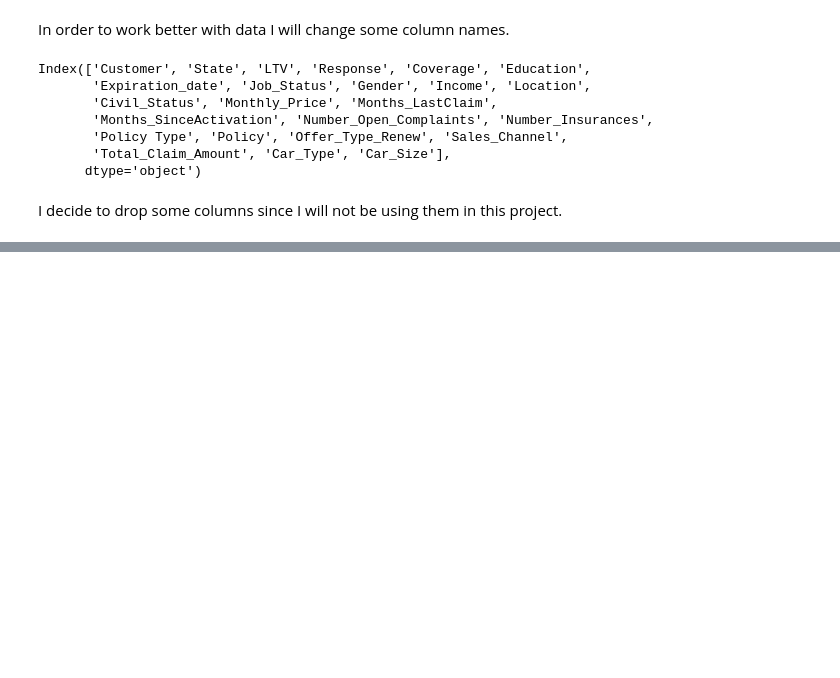
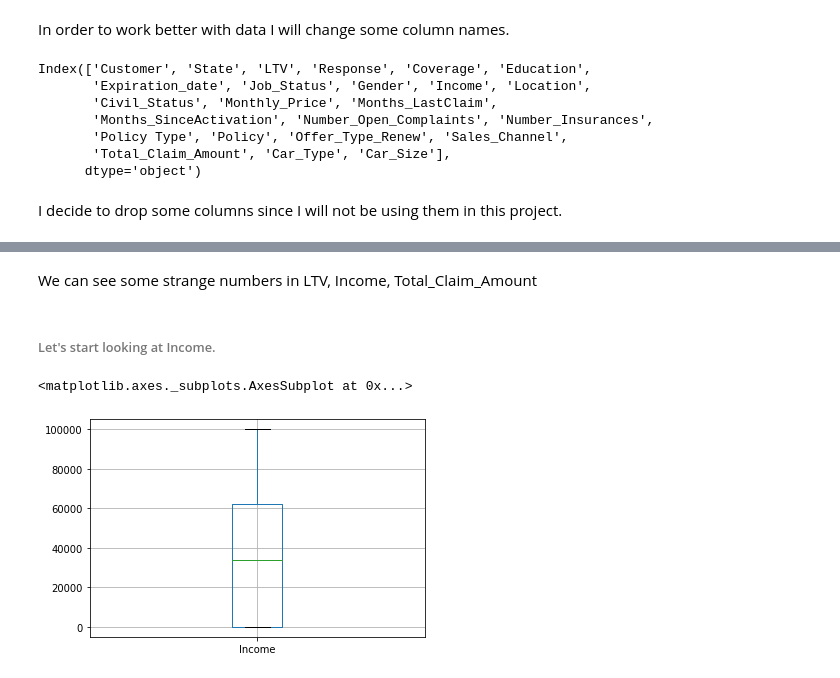
Before and after one commit to Maria6694/Project-Week-8-Final-Project, a Jupyter notebook: your-project/Code/0.Cleaning.ipynb, the cells around one changed output, grey strips where cells are left out. Cells and saved outputs as stored; diff of their text form; code cells hidden in the pictures; blank space fills up the shorter version.

```diff
--- a/your-project/Code/0.Cleaning.ipynb
+++ b/your-project/Code/0.Cleaning.ipynb
@@ -89,0 +128,9 @@ Check
+# %% [markdown]
+We can see some strange numbers in LTV, Income, Total_Claim_Amount
+# %% [markdown]
+###### Let's start looking at Income.
+# %%
+car.boxplot(column = 'Income')
+# %% [output]
+<matplotlib.axes._subplots.AxesSubplot at 0x...>
+[figure, added]
```
Also changed, not shown: parts of 12 cells of this notebook.
